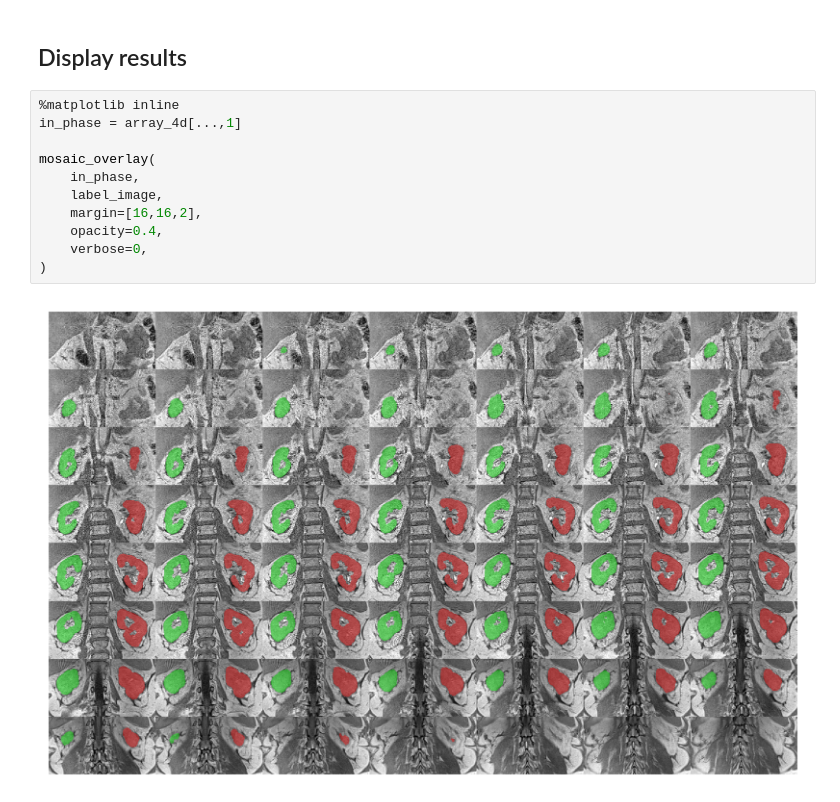
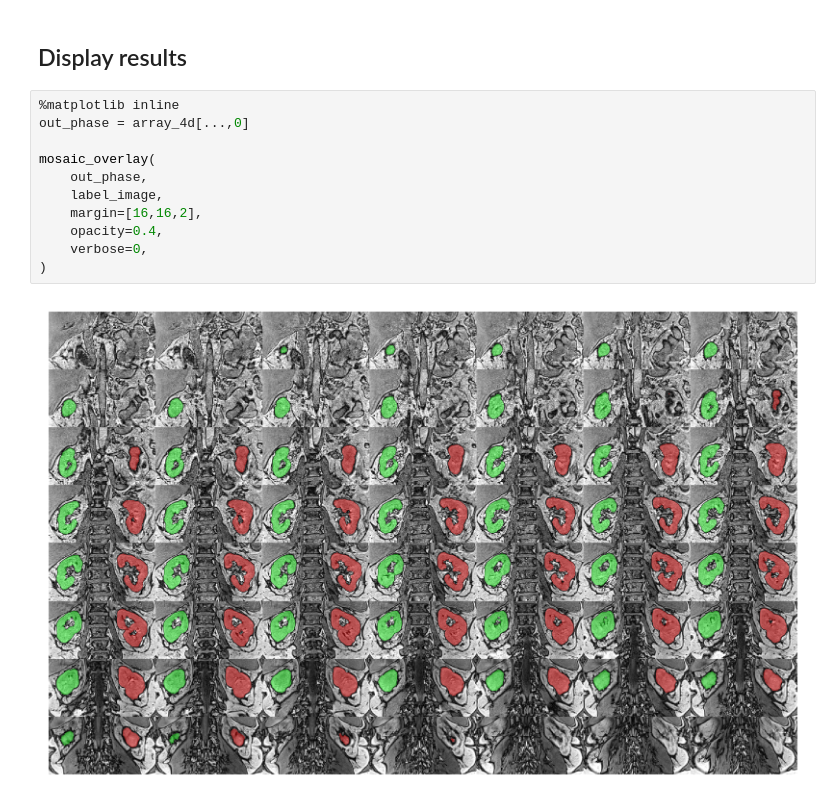
Before and after one commit to openmiblab/docs-miblab-dl, a Jupyter notebook: docs/source/examples/plot_kidney_dixon.ipynb, the cells around one changed output. Saved outputs shown, nothing was run; the diff lists cells and outputs as text.

```diff
--- a/docs/source/examples/plot_kidney_dixon.ipynb
+++ b/docs/source/examples/plot_kidney_dixon.ipynb
@@ -22,14 +22,14 @@ perform_everything_on_device=True is only supported for cuda devices! Setting th
 ## Display results
 # %%
 %matplotlib inline
-in_phase = array_4d[...,1]
+out_phase = array_4d[...,0]
 
 mosaic_overlay(
-    in_phase,
+    out_phase,
     label_image,
     margin=[16,16,2],
     opacity=0.4,
     verbose=0,
 )
 # %% [output]
-[figure, old version]
+[figure, new version]
```
Also changed, not shown: parts of 1 cell of this notebook, 7 other files.
